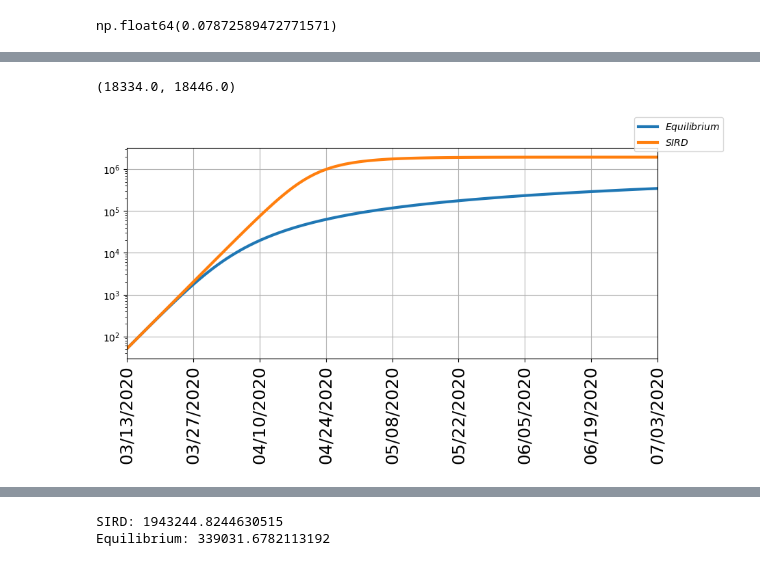
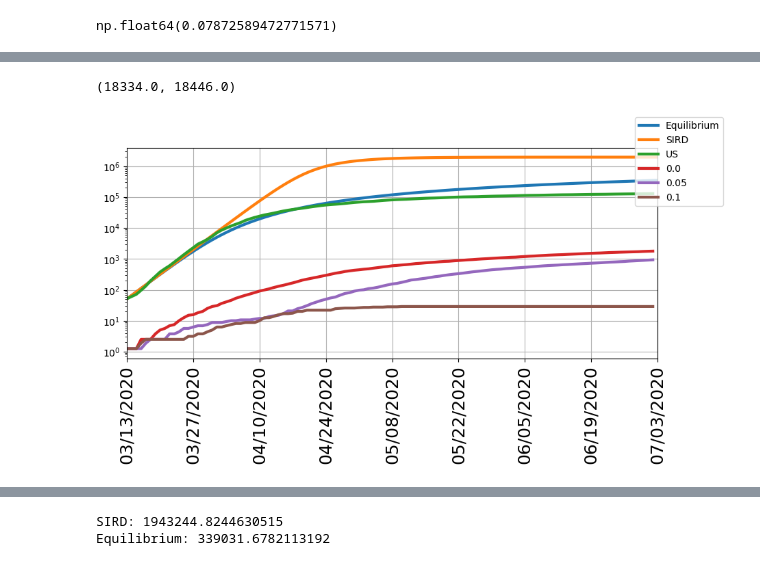
Before and after one commit to lorenzoamir/EpiNetworkPaper, a Jupyter notebook: epi-econ/notebook.ipynb, the cells around one changed output, grey strips where cells are left out. Saved outputs shown, nothing was run; the diff lists cells and outputs as text; code cells hidden in the pictures.

```diff
--- a/epi-econ/notebook.ipynb
+++ b/epi-econ/notebook.ipynb
@@ -331,3 +322,13 @@ np.float64(0.25153392753184145)
 0.026 / max(sird["i"])
 # %% [output]
 np.float64(0.07872589472771571)
+# %%
+truth = pd.read_csv('../Data/Truth/truth-Cumulative Deaths.csv')
+truth = truth.query('location_name == "United States"')
+# %%
+start = truth[truth['date'] == '2020-03-13'].index.values[0]
+end  = truth[truth['date'] == '2020-07-03'].index.values[0]
+# %%
+truth = truth[(truth.index >= start) & (truth.index < end)]
+# %%
+truth.index = tt[:len(truth)].astype(int)
@@ -334,29 +436,34 @@ np.float64(0.07872589472771571)
 # %%
 fig, ax = plt.subplots(1,1, figsize=(10,4))
 
 pi = 0.0062 # fatalty rate
 
+N_US = 328e6
+
 # plot fatalties in the US (Equilibrium and SIRD)
-ax.plot(tt, 328e6*pi*equilibrium["r"], linewidth=linewidth, label="$Equilibrium$") # Equilibrium
-ax.plot(tt, 328e6*pi*sird["r"], linewidth=linewidth, label="$SIRD$") # SIRD
+ax.plot(tt, N_US*pi*equilibrium["r"], linewidth=linewidth, label="Equilibrium") # Equilibrium
+ax.plot(tt, N_US*pi*sird["r"], linewidth=linewidth, label="SIRD") # SIRD
+ax.plot(truth.index, truth.value, linewidth=linewidth, label="US") # SIRD
+for key, val in list(fatalities.items())[:3]:
+    ax.plot(truth.index, N_US*val, linewidth=linewidth, label=key) # SIRD
 ax.set_yscale("log")
 ax.grid()
 fig.legend()
 
 
 dates_fat = [mpl.dates.datestr2num("03/13/2020"),
             mpl.dates.datestr2num("03/27/2020"),
             mpl.dates.datestr2num("04/10/2020"),
             mpl.dates.datestr2num("04/24/2020"),
             mpl.dates.datestr2num("05/08/2020"),
             mpl.dates.datestr2num("05/22/2020"),
             mpl.dates.datestr2num("06/05/2020"),
             mpl.dates.datestr2num("06/19/2020"),
             mpl.dates.datestr2num("07/03/2020")]
 ax.set_xticks(dates_fat)
 ax.set_xticklabels(["03/13/2020", "03/27/2020", "04/10/2020", "04/24/2020", "05/08/2020", "05/22/2020", "06/05/2020", "06/19/2020", "07/03/2020"])
 ax.tick_params(axis='x', labelsize=fontsize, rotation=90)
 ax.set_xlim(dates_fat[0], dates_fat[-1])
 # %% [output]
 (18334.0, 18446.0)
-[figure, old version]
+[figure, new version]
```
Also changed, not shown: parts of 17 cells of this notebook, 19 other files.
